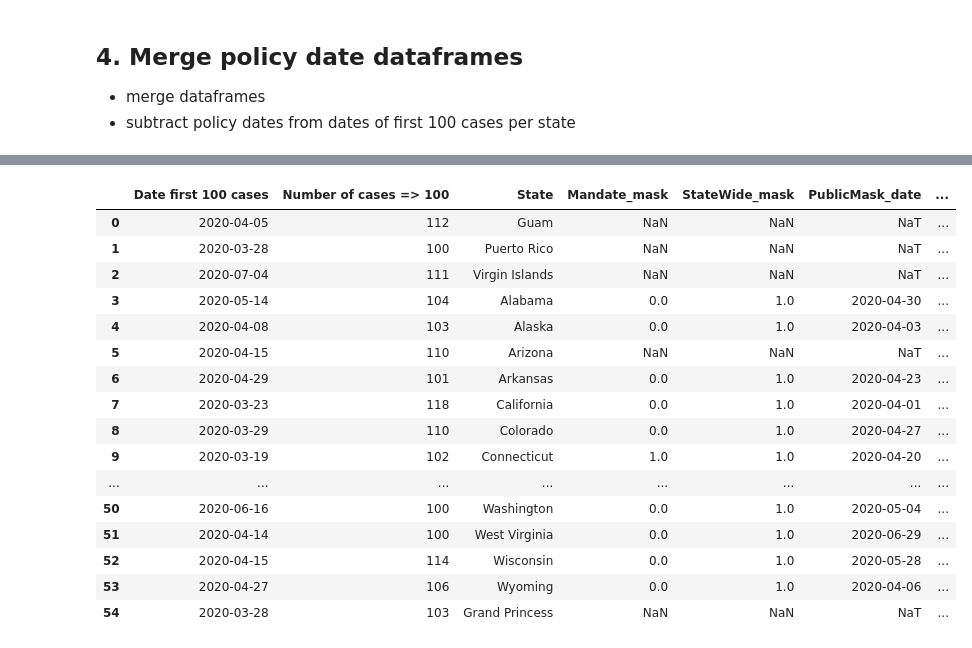
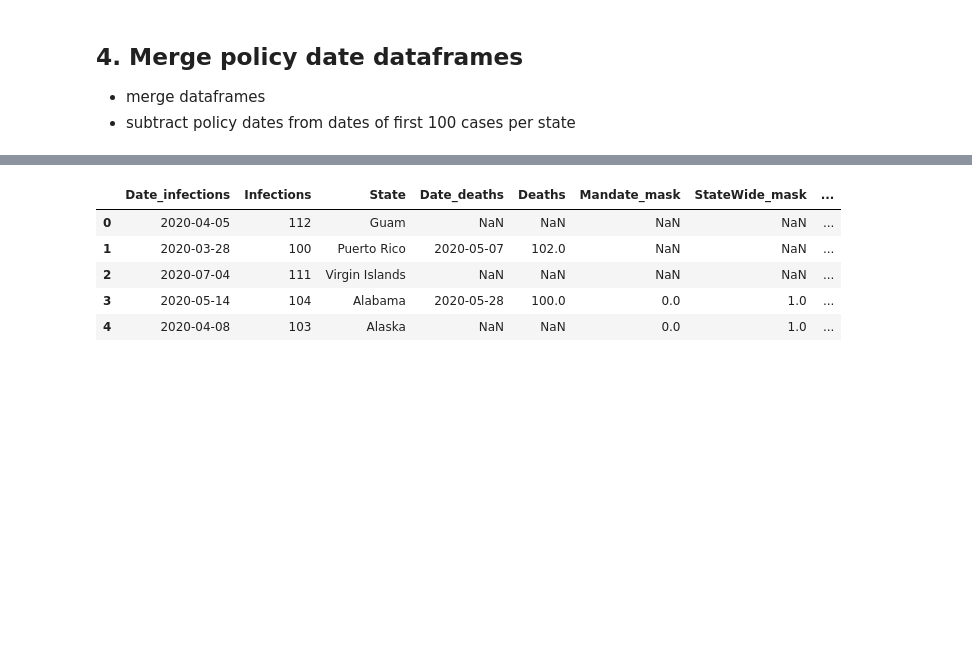
Before and after one commit to JMiguelFernandes/Project-5---Coronavirus, a Jupyter notebook: Dates of first 100 cases and policies.ipynb, the cells around one changed output, grey strips where cells are left out. Cells and saved outputs as stored; diff of their text form; code cells hidden in the pictures; blank space fills up the shorter version.

```diff
--- a/Dates of first 100 cases and policies.ipynb
+++ b/Dates of first 100 cases and policies.ipynb
@@ -123,5 +124,6 @@ Name: StateName, dtype: int64
 # %%
-# subset for dates when policies were enacted
+# subset for dates when Public Mask policy was enacted and eased
 
-df_public_mask = df_public_mask[["StateName","Mandate", "StateWide", "DateEnacted"]]
-df_stay_home = df_stay_home[["StateName","Mandate", "StateWide", "DateEnacted"]]
+df_public_mask = df_public_mask[["StateName","Mandate", "StateWide", "DateEnacted", "DateEased"]]
+
+df_public_mask.head()
@@ -127,0 +137,6 @@ df_stay_home = df_stay_home[["StateName","Mandate", "StateWide", "DateEnacted"]]
+# %%
+# subset for dates when Stay at Home policy was enacted and eased
+
+df_stay_home = df_stay_home[["StateName","Mandate", "StateWide", "DateEnacted", "DateEased"]]
+
+df_stay_home.head()
@@ -128,11 +150,14 @@ df_stay_home = df_stay_home[["StateName","Mandate", "StateWide", "DateEnacted"]]
 # %%
-# Changing "DateEnacted" to "PublicMask_date" and converting to datetime
+# Changing "DateEnacted" to "PublicMask_date"
+# Changing "DateEased" to "PublicMask_end"
+# Converting to datetime
 
-df_public_mask.columns = ["State","Mandate_mask", "StateWide_mask", "PublicMask_date"]
+df_public_mask.columns = ["State","Mandate_mask", "StateWide_mask", "PublicMask_date", "PublicMask_end"]
 
 df_public_mask["PublicMask_date"] = pd.to_datetime(df_public_mask["PublicMask_date"], format="%Y%m%d")
+df_public_mask["PublicMask_end"] = pd.to_datetime(df_public_mask["PublicMask_end"], format="%Y%m%d")
 
 df_public_mask = df_public_mask.drop_duplicates(subset=["State"], keep="first")
 
-df_public_mask
+df_public_mask.head()
 # %% [output]
@@ -161,10 +170,11 @@ See the caveats in the documentation: https://pandas.pydata.org/pandas-docs/stab
 # %%
 # Changing "DateEnacted" to "StayAtHome_date" and converting to datetime
 
-df_stay_home.columns = ["State","Mandate_home", "StateWide_home", "StayAtHome_date"]
+df_stay_home.columns = ["State","Mandate_home", "StateWide_home", "StayAtHome_date", "StayAtHome_end"]
 df_stay_home["StayAtHome_date"] = pd.to_datetime(df_stay_home["StayAtHome_date"], format="%Y%m%d")
+df_stay_home["StayAtHome_end"] = pd.to_datetime(df_stay_home["StayAtHome_end"], format="%Y%m%d")
 
 df_stay_home = df_stay_home.drop_duplicates(subset=["State"], keep="first").reset_index(drop=True)
 
-df_stay_home
+df_stay_home.head()
 # %% [output]
@@ -214,23 +207,11 @@ df_mask_and_stay_home
 # %%
-df_final = (df_first_hundred.merge(df_mask_and_stay_home, on="State", how="left")
-            .rename({"Date":"Date first 100 cases", "Case":"Number of cases => 100"}, axis="columns"))
+df_final = df_infections_deaths.merge(df_mask_and_stay_home, on="State", how="left")
 
-df_final
+df_final.head()
 # %% [output]
-|  | Date first 100 cases | Number of cases => 100 | State | Mandate_mask | StateWide_mask | PublicMask_date | ... |
-| 0 | 2020-04-05 | 112 | Guam | NaN | NaN | NaT | ... |
-| 1 | 2020-03-28 | 100 | Puerto Rico | NaN | NaN | NaT | ... |
-| 2 | 2020-07-04 | 111 | Virgin Islands | NaN | NaN | NaT | ... |
-| 3 | 2020-05-14 | 104 | Alabama | 0.0 | 1.0 | 2020-04-30 | ... |
-| 4 | 2020-04-08 | 103 | Alaska | 0.0 | 1.0 | 2020-04-03 | ... |
-| 5 | 2020-04-15 | 110 | Arizona | NaN | NaN | NaT | ... |
-| 6 | 2020-04-29 | 101 | Arkansas | 0.0 | 1.0 | 2020-04-23 | ... |
-| 7 | 2020-03-23 | 118 | California | 0.0 | 1.0 | 2020-04-01 | ... |
-| 8 | 2020-03-29 | 110 | Colorado | 0.0 | 1.0 | 2020-04-27 | ... |
-| 9 | 2020-03-19 | 102 | Connecticut | 1.0 | 1.0 | 2020-04-20 | ... |
-| ... | ... | ... | ... | ... | ... | ... | ... |
-| 50 | 2020-06-16 | 100 | Washington | 0.0 | 1.0 | 2020-05-04 | ... |
-| 51 | 2020-04-14 | 100 | West Virginia | 0.0 | 1.0 | 2020-06-29 | ... |
-| 52 | 2020-04-15 | 114 | Wisconsin | 0.0 | 1.0 | 2020-05-28 | ... |
-| 53 | 2020-04-27 | 106 | Wyoming | 0.0 | 1.0 | 2020-04-06 | ... |
-| 54 | 2020-03-28 | 103 | Grand Princess | NaN | NaN | NaT | ... |
+|  | Date_infections | Infections | State | Date_deaths | Deaths | Mandate_mask | StateWide_mask | ... |
+| 0 | 2020-04-05 | 112 | Guam | NaN | NaN | NaN | NaN | ... |
+| 1 | 2020-03-28 | 100 | Puerto Rico | 2020-05-07 | 102.0 | NaN | NaN | ... |
+| 2 | 2020-07-04 | 111 | Virgin Islands | NaN | NaN | NaN | NaN | ... |
+| 3 | 2020-05-14 | 104 | Alabama | 2020-05-28 | 100.0 | 0.0 | 1.0 | ... |
+| 4 | 2020-04-08 | 103 | Alaska | NaN | NaN | 0.0 | 1.0 | ... |
```
Also changed, not shown: parts of 28 cells of this notebook, 1 other file.
